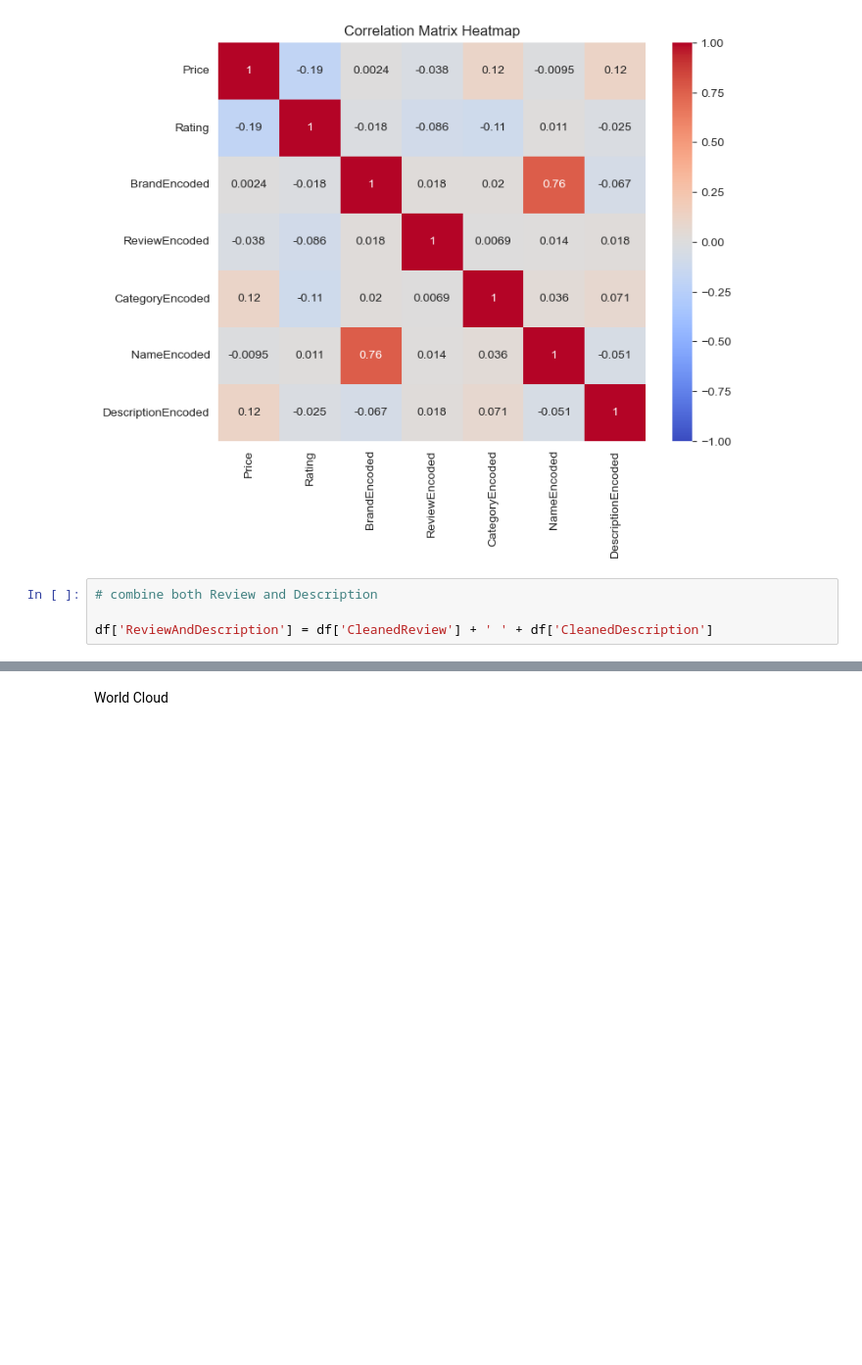
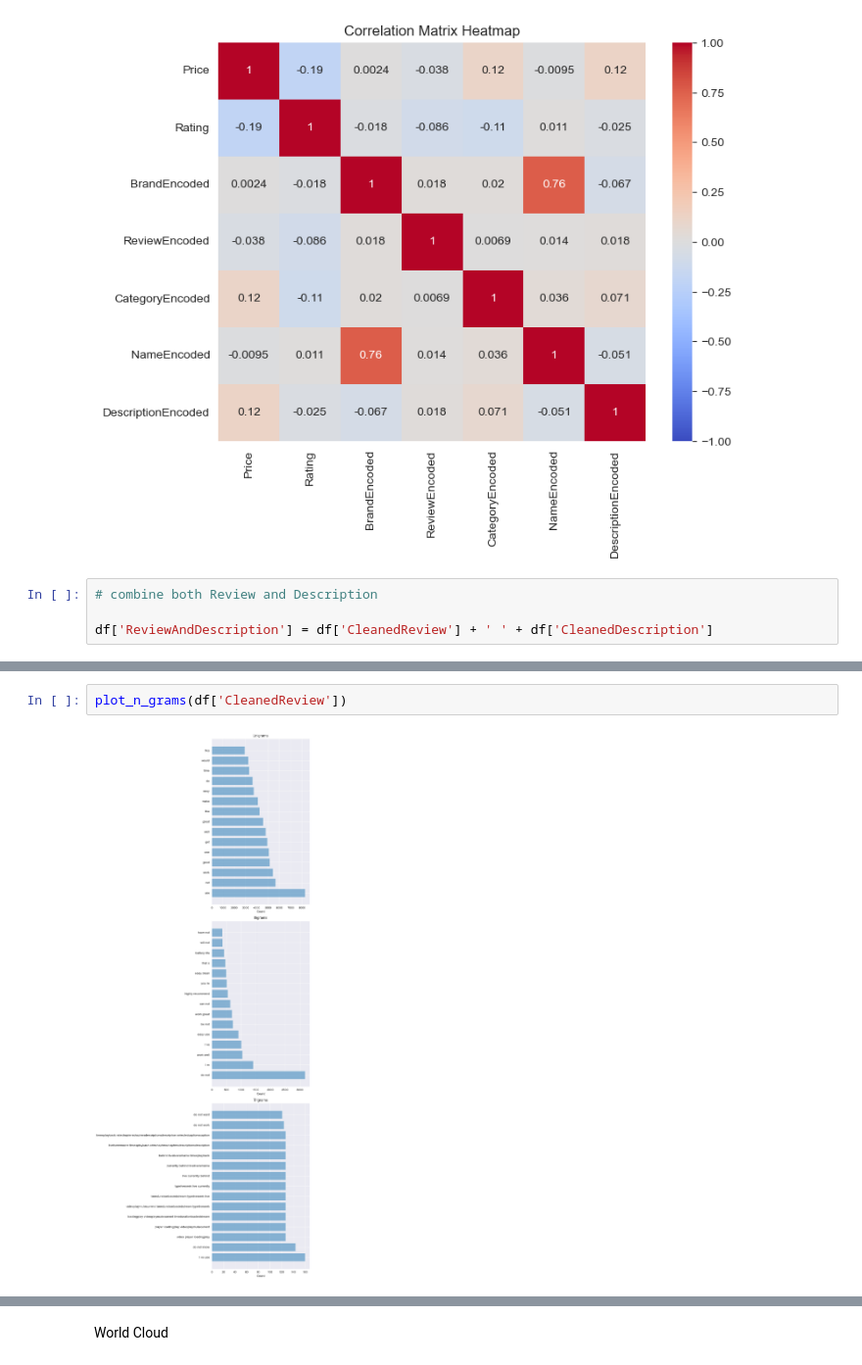
Before and after one commit to akinolu52/amazon-electronic-items, a Jupyter notebook: scrapper.ipynb, the cells around one changed output, grey strips where cells are left out. Shown at 98% size. Drawn from its saved outputs; the diff is of its cells as text; blank space fills up the shorter version.

```diff
--- a/scrapper.ipynb
+++ b/scrapper.ipynb
@@ -795 +794,5 @@ plot_n_grams(df['Review'])
+# %%
+plot_n_grams(df['CleanedReview'])
+# %% [output]
+[figure, added]
 # %%
```
Also changed, not shown: parts of 9 cells of this notebook.
